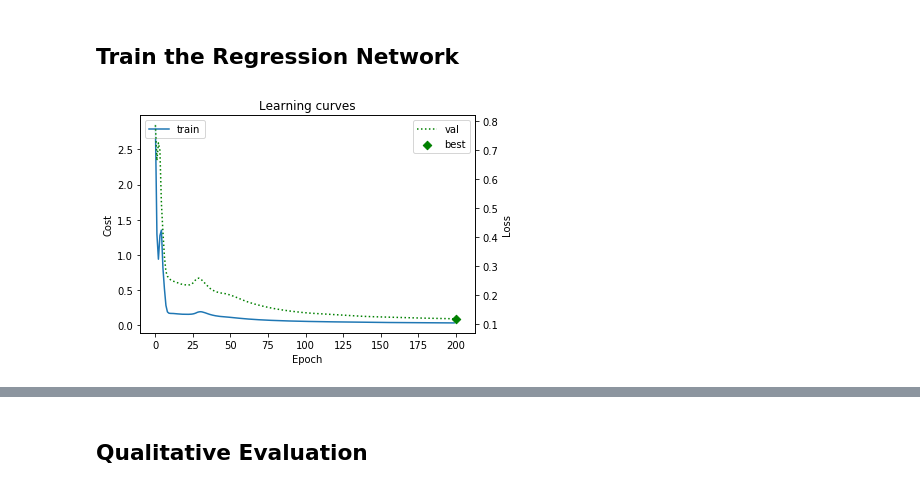
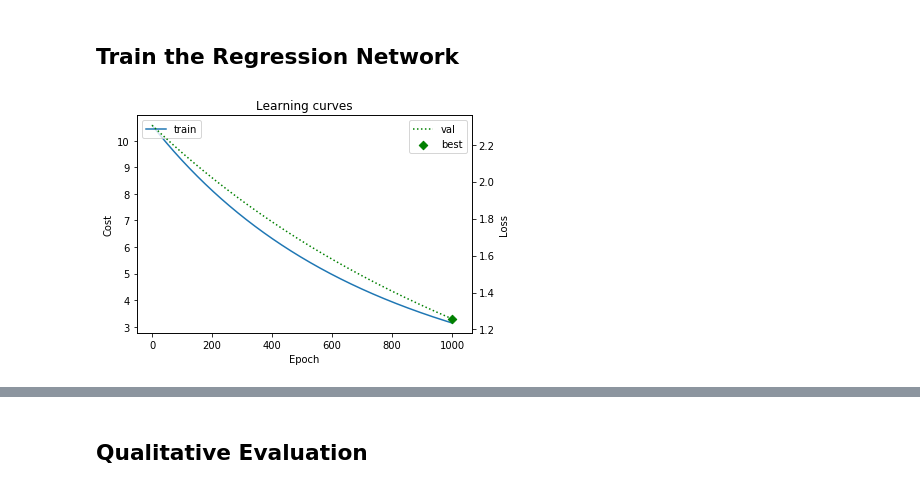
Before and after one commit to bugerry87/fcnn_scratch, a Jupyter notebook: NeuralNetwork.ipynb, the cells around one changed output, grey strips where cells are left out. Saved outputs shown, nothing was run; the diff lists cells and outputs as text; code cells hidden in the pictures.

```diff
--- a/NeuralNetwork.ipynb
+++ b/NeuralNetwork.ipynb
@@ -31,7 +31,7 @@ class NeuralNetwork:
         self.lr = lr
         self.lr_dec = lr_dec
         self.training = True
-        for Y in output_layer.poll_forward():
+        for Y in output_layer.pull_forward():
             Z = np.squeeze(self.cost.f(self.T, Y))
             dZ = self.cost.d(self.T, Y)
             output_layer.push_backward(dZ, self.lr)
@@ -41,7 +41,7 @@ class NeuralNetwork:
 
     def val(self, output_layer):
         self.training = False
-        for Y in output_layer.poll_forward():
+        for Y in output_layer.pull_forward():
             Z = self.loss.f(self.T, Y)
             yield Z
         pass
@@ -189,13 +298,20 @@ $$
 # %%
 import numpy as np
-class SOS:
+
+class LossFunc:
+    '''A typedef for Loss Functions'''
+    pass
+
+class SOS(LossFunc):
+    '''Sum of Squares error'''
     def f(t, y):
         return np.sum(np.power(t - y, 2))
 
     def d(t, y):
         return (t - y) * 2
 
-class RMS:
+class RMS(LossFunc):
+    '''Root Mean Square error'''
     def f(t, y):
         return np.power(SOS.f(t, y) / t.size, 0.5)
 
@@ -463,9 +585,9 @@ load(nn, "test.pkl")
 import numpy as np
 #Setup some hyper-parameters
 np.random.seed(1) #how about your lucky number?
-epochs = 200
+epochs = 1000
 batch_size = None #None for complete dataset
-lr = 1e-5
+lr = 1e-7
 lr_dec = 1e-10
 
 #reload data
@@ -479,55 +601,61 @@ data, _, _ = normalize_data(data, mean, var)
 nn = init_EE_network(epochs, batch_size)
 
 def run_training(nn, lr, lr_dec):
-    training = []
-    validation = []
     epoch = 0
     cost = 0
-    best_loss = None
-    best_epoch = 0
 
     for Z in nn.train(nn.Out, lr, lr_dec):
         cost += Z / train.shape[0]
         if nn.epoch > epoch:
             loss = 0
             epoch = nn.epoch
 
             for Zv in nn.val(nn.Out):
                 loss += Zv / val.shape[0]
 
-            if best_loss is None or loss < best_loss:
-                best_loss = loss
-                best_epoch = epoch
-                dump(nn, nn.model)
+            yield loss, cost, epoch
+            cost = 0
+    pass
 
-            validation.append(loss)
-            training.append(cost)
-            cost = 0
-    return training, validation, best_epoch, best_loss
+def train_n_plot(nn, lr, lr_dec, checkpoint=None, every=None):
+    training = []
+    validation = []
+    best_loss = None
+    best_epoch = 0
 
-def train_n_plot(nn, lr, lr_dec, checkpoint=None):
-    training, validation, best_epoch, best_loss = run_training(nn, lr, lr_dec)
-    if checkpoint:
-        save(nn.model, checkpoint)
+    for loss, cost, epoch in run_training(nn, lr, lr_dec):
+        training.append(cost)
+        validation.append(loss)
+        if best_loss is None or loss <= best_loss:
+            best_loss = loss
+            best_epoch = epoch
+            dump(nn, nn.model)
+        if checkpoint:
+            save(nn.model, '{}_best.pkl'.format(checkpoint))
+        if checkpoint and every and not epoch % every:
+            model = dict.fromkeys(nn.model.keys(), [])
+            dump(nn, model)
+            save(model, '{}_{}.pkl'.format(checkpoint, epoch))
+
     ax_l = plt.figure().subplots(1)
     ax_l.plot(range(nn.epoch), training, label='train')
     ax_l.set_xlabel("Epoch")
     ax_l.set_ylabel("Cost")
 
     ax_r = ax_l.twinx()
     ax_r.plot(range(nn.epoch), validation, 'g:', label='val')
     ax_r.scatter(best_epoch, best_loss, color='g', marker='D', zorder=3, label='best')
     ax_r.set_ylabel("Loss")
 
     ax_l.legend(loc=2)
     ax_r.legend()
 
     plt.title("Learning curves")
     plt.show()
     print("Best Epoch:", best_epoch, "with a Loss of:", best_loss)
     pass
 
 #test
-train_n_plot(nn, lr, lr_dec, "checkpointEE.pkl")
+train_n_plot(nn, lr, lr_dec, "checkpointEE")
 # %% [output]
-[figure, old version]
+[figure, new version]
```
Also changed, not shown: parts of 29 cells of this notebook.
